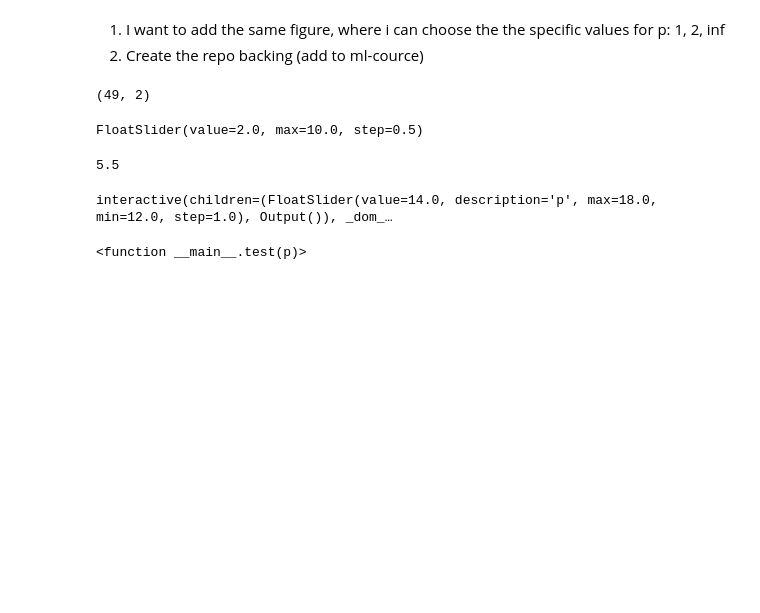
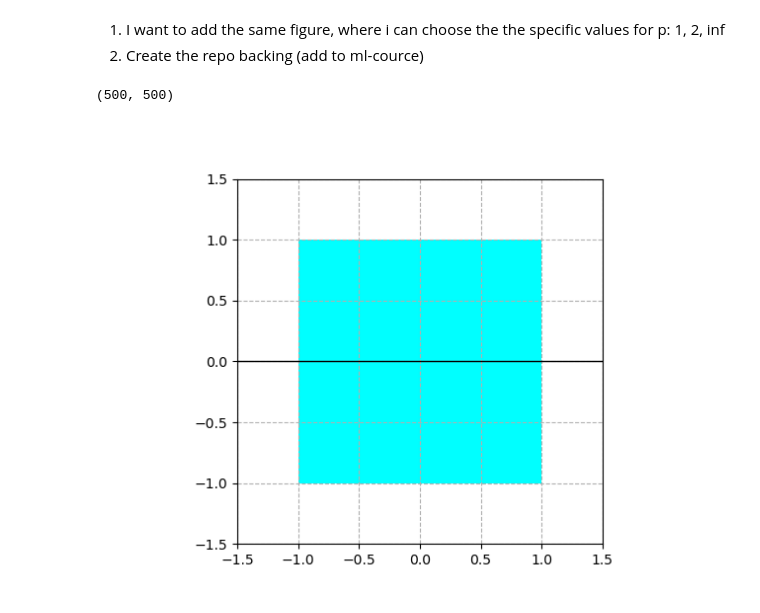
Before and after one commit to kiriyevskykiril/ai-program-2026, a Jupyter notebook: practice/week01_practice.ipynb, the cells around one changed output. Cells and saved outputs as stored; diff of their text form; code cells hidden in the pictures; blank space fills up the shorter version.

```diff
--- a/practice/week01_practice.ipynb
+++ b/practice/week01_practice.ipynb
@@ -134,33 +134,21 @@ plt.show()
 2. Create the repo backing (add to ml-cource)
 # %%
 # training np.stack
-vX = np.linspace(-3, 3, 7)
+vX = np.linspace(-1.5, 1.5, 500)
 mX1, mX2 = np.meshgrid(vX, vX)
 mXY = np.stack([mX1.flatten(), mX2.flatten()], axis=1)
-mXY.shape
+mZ = lp_norm(mXY, p=100)
+mZ = mZ.reshape(mX1.shape)
+mZ.shape
 # %% [output]
-(49, 2)
+(500, 500)
-# %%
-from ipywidgets import FloatSlider
-slider = FloatSlider(
-    min = 0.0,
-    max = 10.0,
-    step = 0.5,
-    value = 2
-)
-slider
-# %% [output]
-FloatSlider(value=2.0, max=10.0, step=0.5)
-# %%
-slider.value
-# %% [output]
-5.5
 # %%
-from ipywidgets import FloatSlider, interact
-def test(p):
-    print("p= ", p)
-slider = FloatSlider(min=12.0, max=18.0, value=14.0, step=1.0, continious_update=False)
-interact(test, p=slider)
+mZ =(np.where(mZ<=1, 1, 0)) * 2 - 1
+fig, ax = plt.subplots()
+ax.set_aspect('equal')
+ax.grid(True, linestyle='--')
+ax.axhline(y=0, color='k', linewidth=1)
+ax.contourf(mX1, mX2, mZ, levels = [-1, 0, 1], colors = ['white', 'cyan'])
+plt.show()
 # %% [output]
-interactive(children=(FloatSlider(value=14.0, description='p', max=18.0, min=12.0, step=1.0), Output()), _dom_…
-<function __main__.test(p)>
+[figure, added]
```
Also changed, not shown: 9 other files.
